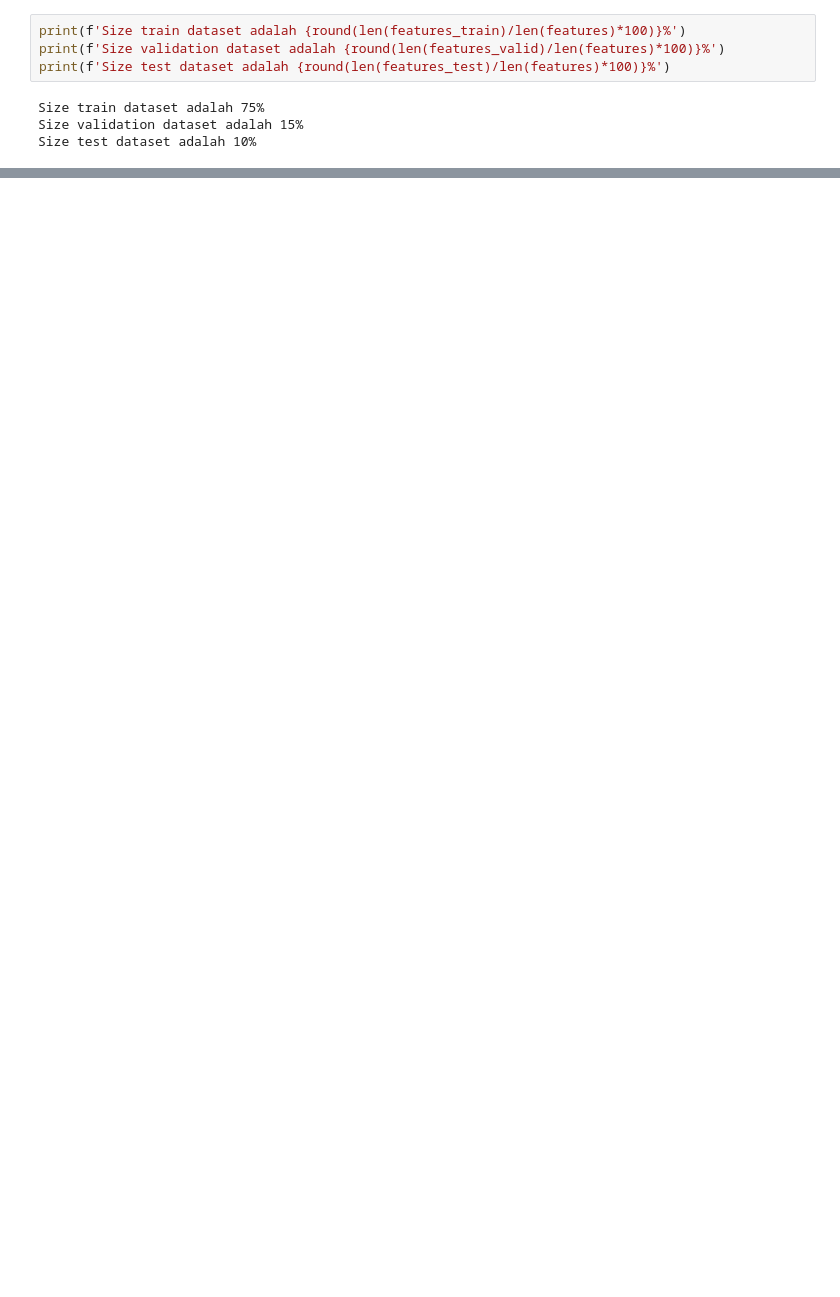
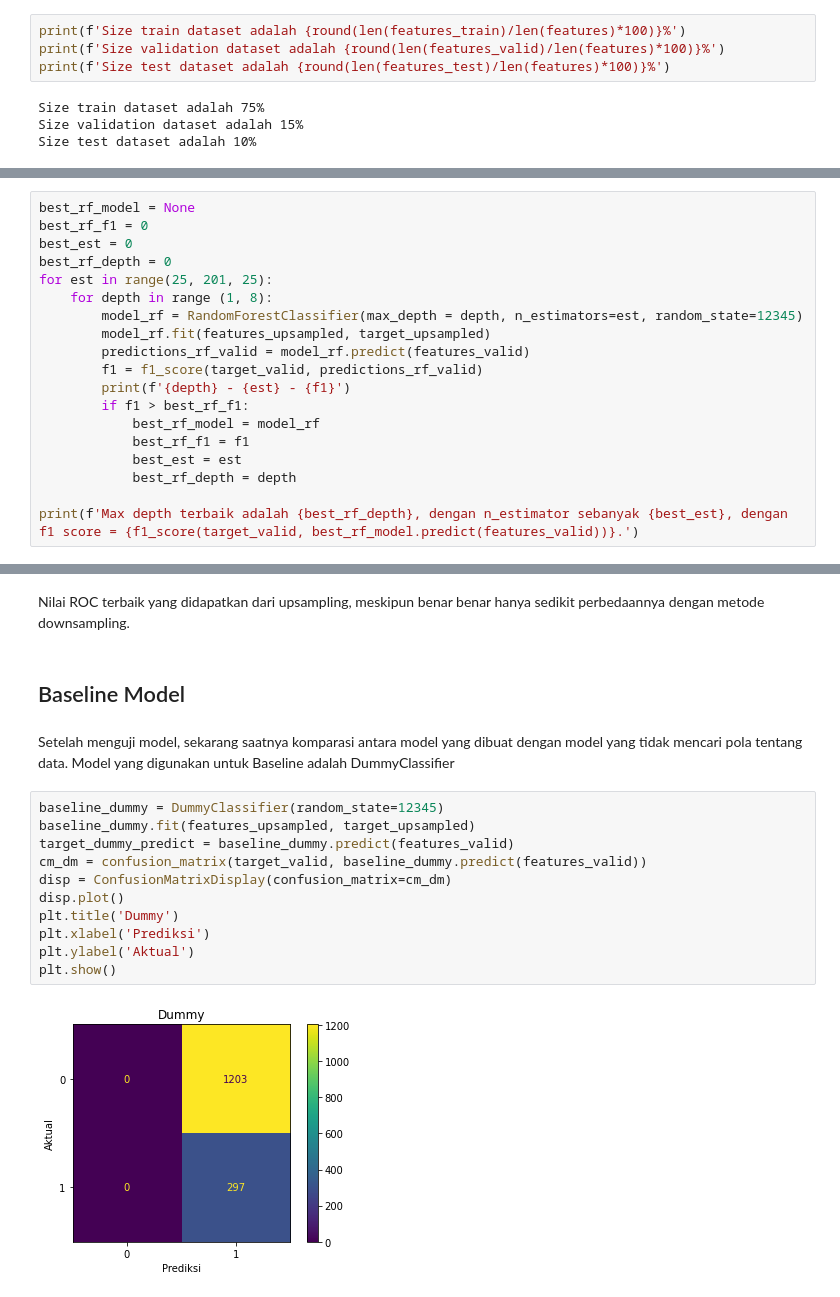
Before and after one commit to roobyyi/Data-Scientist-Practicum-Project, a Jupyter notebook: Project_6.ipynb, the cells around one changed output, grey strips where cells are left out. Saved outputs shown, nothing was run; the diff lists cells and outputs as text; blank space fills up the shorter version.

```diff
--- a/Project_6.ipynb
+++ b/Project_6.ipynb
@@ -309,0 +335,19 @@ Kesimpulan yang bisa didapatkan dari proyek kali ini adalah
+# %%
+best_rf_model = None
+best_rf_f1 = 0
+best_est = 0
+best_rf_depth = 0
+for est in range(25, 201, 25):
+    for depth in range (1, 8):
+        model_rf = RandomForestClassifier(max_depth = depth, n_estimators=est, random_state=12345)
+        model_rf.fit(features_upsampled, target_upsampled)
+        predictions_rf_valid = model_rf.predict(features_valid)
+        f1 = f1_score(target_valid, predictions_rf_valid)
+        print(f'{depth} - {est} - {f1}')
+        if f1 > best_rf_f1:
+            best_rf_model = model_rf
+            best_rf_f1 = f1
+            best_est = est
+            best_rf_depth = depth
+
+print(f'Max depth terbaik adalah {best_rf_depth}, dengan n_estimator sebanyak {best_est}, dengan f1 score = {f1_score(target_valid, best_rf_model.predict(features_valid))}.')
@@ -309,0 +513,19 @@ Kesimpulan yang bisa didapatkan dari proyek kali ini adalah
+# %% [markdown]
+Nilai ROC terbaik yang didapatkan dari upsampling, meskipun benar benar hanya sedikit perbedaannya dengan metode downsampling.
+# %% [markdown]
+## Baseline Model
+# %% [markdown]
+Setelah menguji model, sekarang saatnya komparasi antara model yang dibuat dengan model yang tidak mencari pola tentang data. Model yang digunakan untuk Baseline adalah DummyClassifier
+# %%
+baseline_dummy = DummyClassifier(random_state=12345)
+baseline_dummy.fit(features_upsampled, target_upsampled)
+target_dummy_predict = baseline_dummy.predict(features_valid)
+cm_dm = confusion_matrix(target_valid, baseline_dummy.predict(features_valid))
+disp = ConfusionMatrixDisplay(confusion_matrix=cm_dm)
+disp.plot()
+plt.title('Dummy')
+plt.xlabel('Prediksi')
+plt.ylabel('Aktual')
+plt.show()
+# %% [output]
+[figure, added]
```
Also changed, not shown: parts of 176 cells of this notebook.
